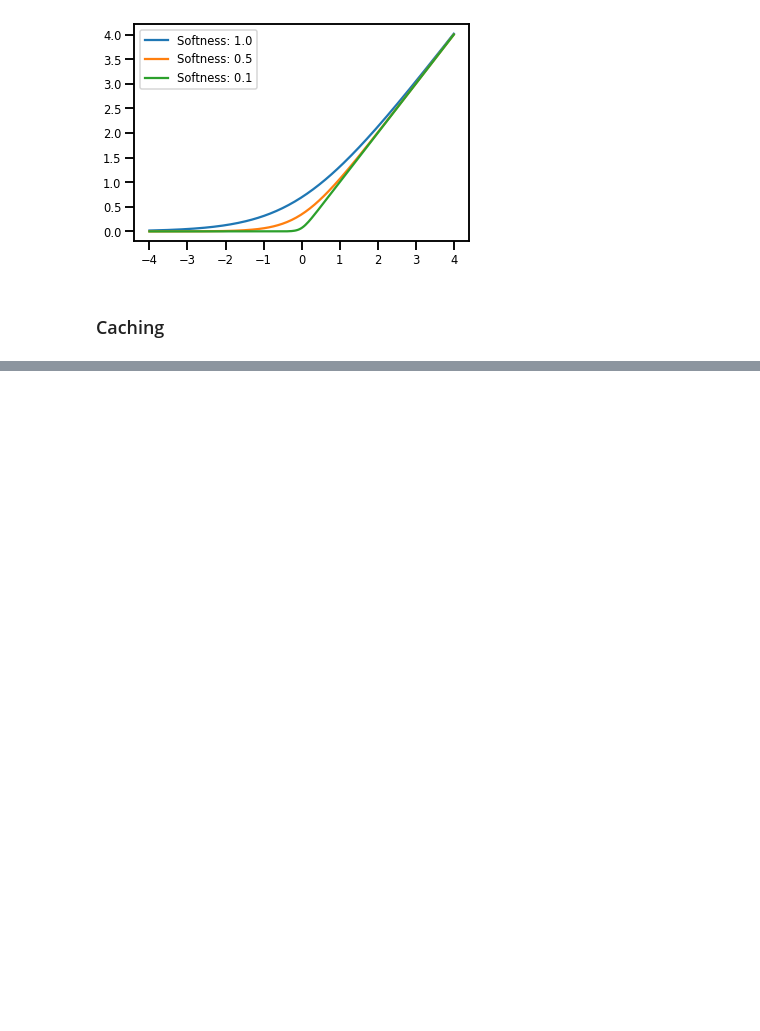
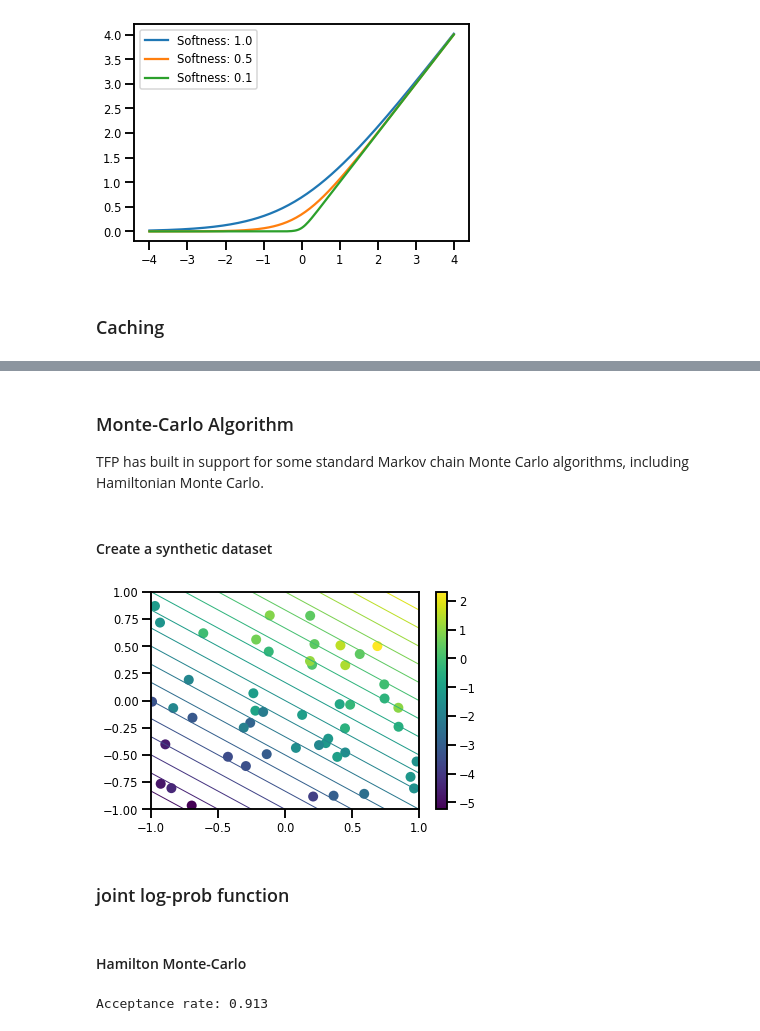
Before and after one commit to ghPRao/tensorflow_probability, a Jupyter notebook: notebooks/tensor_probability.ipynb, the cells around one changed output, grey strips where cells are left out. Saved outputs shown, nothing was run; the diff lists cells and outputs as text; code cells hidden in the pictures; blank space fills up the shorter version.

Commit message:
added monte-carlo algorithm

```diff
--- a/notebooks/tensor_probability.ipynb
+++ b/notebooks/tensor_probability.ipynb
@@ -413,0 +413,35 @@ big_positive_definite = bij.forward(big_lower_triangular)
+# %% [markdown]
+### Monte-Carlo Algorithm
+TFP has built in support for some standard Markov chain Monte Carlo algorithms, including Hamiltonian Monte Carlo.
+# %% [markdown]
+#### Create a synthetic dataset
+# %%
+def f(x, w):
+  # Pad x with 1's so we can add bias via matmul
+  x = tf.pad(x, [[1, 0], [0, 0]], constant_values=1)
+  linop = tf.linalg.LinearOperatorFullMatrix(w[..., np.newaxis])
+  result = linop.matmul(x, adjoint=True)
+  return result[..., 0, :]
+
+num_features = 2
+num_examples = 50
+noise_scale = .5
+true_w = np.array([-1., 2., 3.])
+
+xs = np.random.uniform(-1., 1., [num_features, num_examples])
+ys = f(xs, true_w) + np.random.normal(0., noise_scale, size=num_examples)
+# %%
+# Visualize the data set
+plt.scatter(*xs, c=ys, s=100, linewidths=0)
+
+grid = np.meshgrid(*([np.linspace(-1, 1, 100)] * 2))
+xs_grid = np.stack(grid, axis=0)
+fs_grid = f(xs_grid.reshape([num_features, -1]), true_w)
+fs_grid = np.reshape(fs_grid, [100, 100])
+plt.colorbar()
+plt.contour(xs_grid[0, ...], xs_grid[1, ...], fs_grid, 20, linewidths=1)
+plt.show()
+# %% [output]
+[figure, added]
+# %% [markdown]
+### joint log-prob function
@@ -413,0 +465,2 @@ big_positive_definite = bij.forward(big_lower_triangular)
+# %% [markdown]
+#### Hamilton Monte-Carlo
@@ -413,0 +480,6 @@ big_positive_definite = bij.forward(big_lower_triangular)
+# %%
+initial_state = np.zeros(num_features + 1)
+samples, kernel_results = run_chain(initial_state)
+print("Acceptance rate:", kernel_results.is_accepted.numpy().mean())
+# %% [output]
+Acceptance rate: 0.913
```
Also changed, not shown: parts of 16 cells of this notebook.
